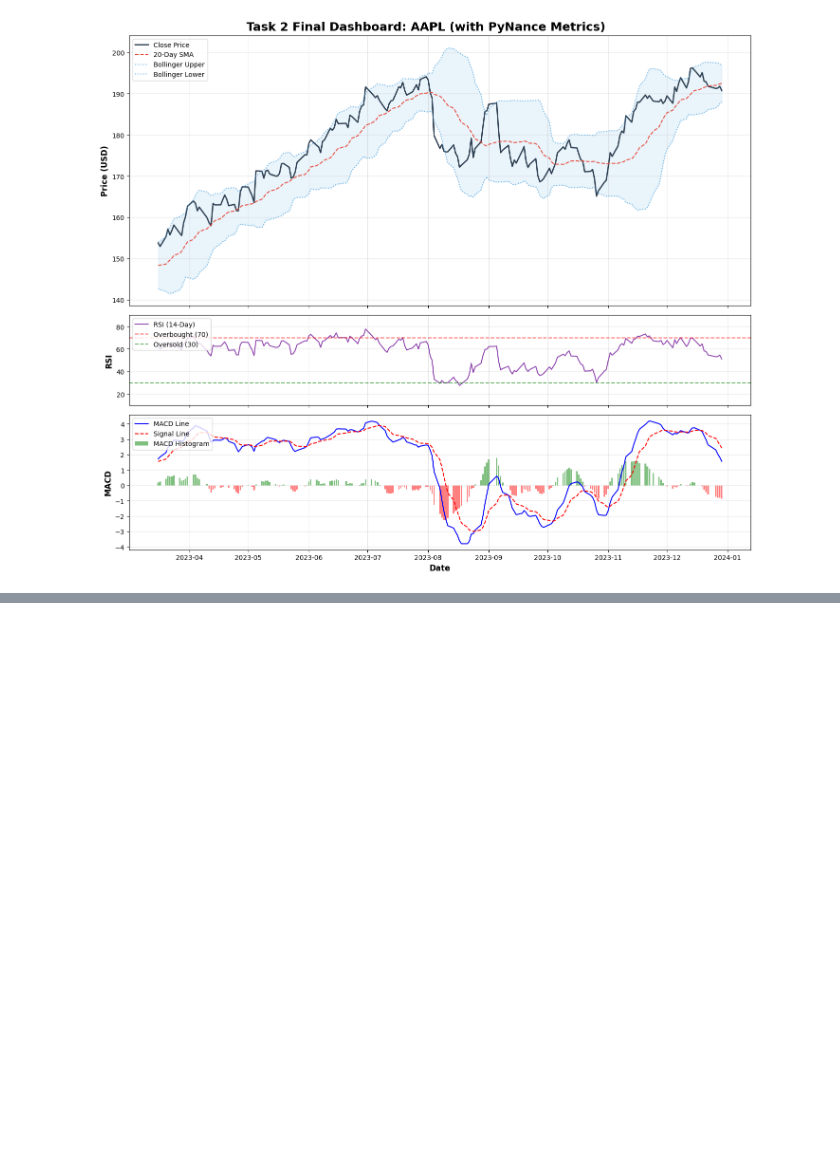
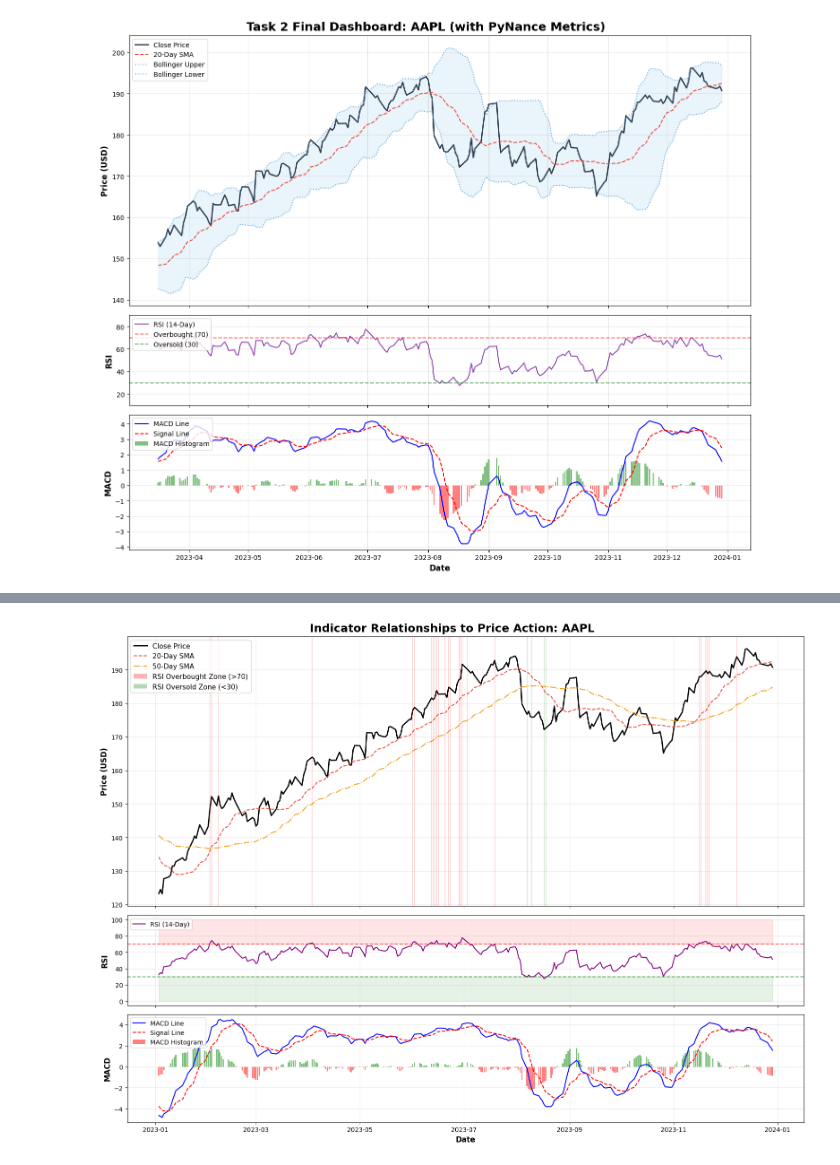
Before and after one commit to KetimTesfaye/news-sentiment-analysis, a Jupyter notebook: notebooks/02_quantitative_analysis.ipynb, the cells around one changed output, grey strips where cells are left out. Saved outputs shown, nothing was run; the diff lists cells and outputs as text; code cells hidden in the pictures; blank space fills up the shorter version.

```diff
--- a/notebooks/02_quantitative_analysis.ipynb
+++ b/notebooks/02_quantitative_analysis.ipynb
@@ -288,0 +415,66 @@ if aapl_key in stocks_dict:
+# %%
+import matplotlib.pyplot as plt
+from matplotlib.patches import Patch
+import numpy as np
+
+def plot_indicator_relationships(ticker, df):
+    plot_df = df.tail(250).copy()
+
+    fig, (ax1, ax2, ax3) = plt.subplots(3, 1, figsize=(16, 12), gridspec_kw={'height_ratios': [3, 1, 1.2]}, sharex=True)
+    clean_ticker = ticker.split('.')[0]
+    fig.suptitle(f'Indicator Relationships to Price Action: {clean_ticker}', fontsize=18, fontweight='bold')
+
+    # ==========================================
+    # PANEL 1: Price Action & Visual Relationships
+    # ==========================================
+    ax1.plot(plot_df.index, plot_df['Close'], label='Close Price', color='black', linewidth=2)
+    ax1.plot(plot_df.index, plot_df['SMA_20'], label='20-Day SMA', color='#e74c3c', linestyle='--', linewidth=1.5)
+    ax1.plot(plot_df.index, plot_df['SMA_50'], label='50-Day SMA', color='#f39c12', linestyle='-.', linewidth=1.5)
+
+    overbought_dates = plot_df[plot_df['RSI_14'] >= 70].index
+    oversold_dates = plot_df[plot_df['RSI_14'] <= 30].index
+
+    for date in overbought_dates:
+        ax1.axvline(x=date, color='red', alpha=0.15)
+    for date in oversold_dates:
+        ax1.axvline(x=date, color='green', alpha=0.15)
+
+    legend_elements = [
+        plt.Line2D([0], [0], color='black', lw=2, label='Close Price'),
+        plt.Line2D([0], [0], color='#e74c3c', linestyle='--', label='20-Day SMA'),
+        plt.Line2D([0], [0], color='#f39c12', linestyle='-.', label='50-Day SMA'),
+        Patch(facecolor='red', alpha=0.3, label='RSI Overbought Zone (>70)'),
+        Patch(facecolor='green', alpha=0.3, label='RSI Oversold Zone (<30)')
+    ]
+    ax1.legend(handles=legend_elements, loc='upper left', fontsize=11)
+    ax1.set_ylabel('Price (USD)', fontsize=12, fontweight='bold')
+    ax1.grid(True, alpha=0.3)
+
+
+    ax2.plot(plot_df.index, plot_df['RSI_14'], color='purple', label='RSI (14-Day)', linewidth=1.5)
+    ax2.axhline(70, color='red', linestyle='dashed', alpha=0.6)
+    ax2.axhline(30, color='green', linestyle='dashed', alpha=0.6)
+    ax2.fill_between(plot_df.index, 70, 100, color='red', alpha=0.1)
+    ax2.fill_between(plot_df.index, 0, 30, color='green', alpha=0.1)
+    ax2.set_ylabel('RSI', fontsize=12, fontweight='bold')
+    ax2.legend(loc='upper left')
+    ax2.grid(True, alpha=0.3)
+
+    ax3.plot(plot_df.index, plot_df['MACD'], label='MACD Line', color='blue')
+    ax3.plot(plot_df.index, plot_df['MACD_signal'], label='Signal Line', color='red', linestyle='--')
+    colors = ['green' if val >= 0 else 'red' for val in plot_df['MACD_hist']]
+    ax3.bar(plot_df.index, plot_df['MACD_hist'], label='MACD Histogram', color=colors, alpha=0.5)
+
+    ax3.set_ylabel('MACD', fontsize=12, fontweight='bold')
+    ax3.set_xlabel('Date', fontsize=12, fontweight='bold')
+    ax3.legend(loc='upper left')
+    ax3.grid(True, alpha=0.3)
+
+    plt.tight_layout()
+    plt.show()
+
+aapl_key = 'AAPL.CSV' if 'AAPL.CSV' in stocks_dict else 'AAPL'
+if aapl_key in stocks_dict:
+    plot_indicator_relationships(aapl_key, stocks_dict[aapl_key])
+# %% [output]
+[figure, added]
```
Also changed, not shown: parts of 3 cells of this notebook.
